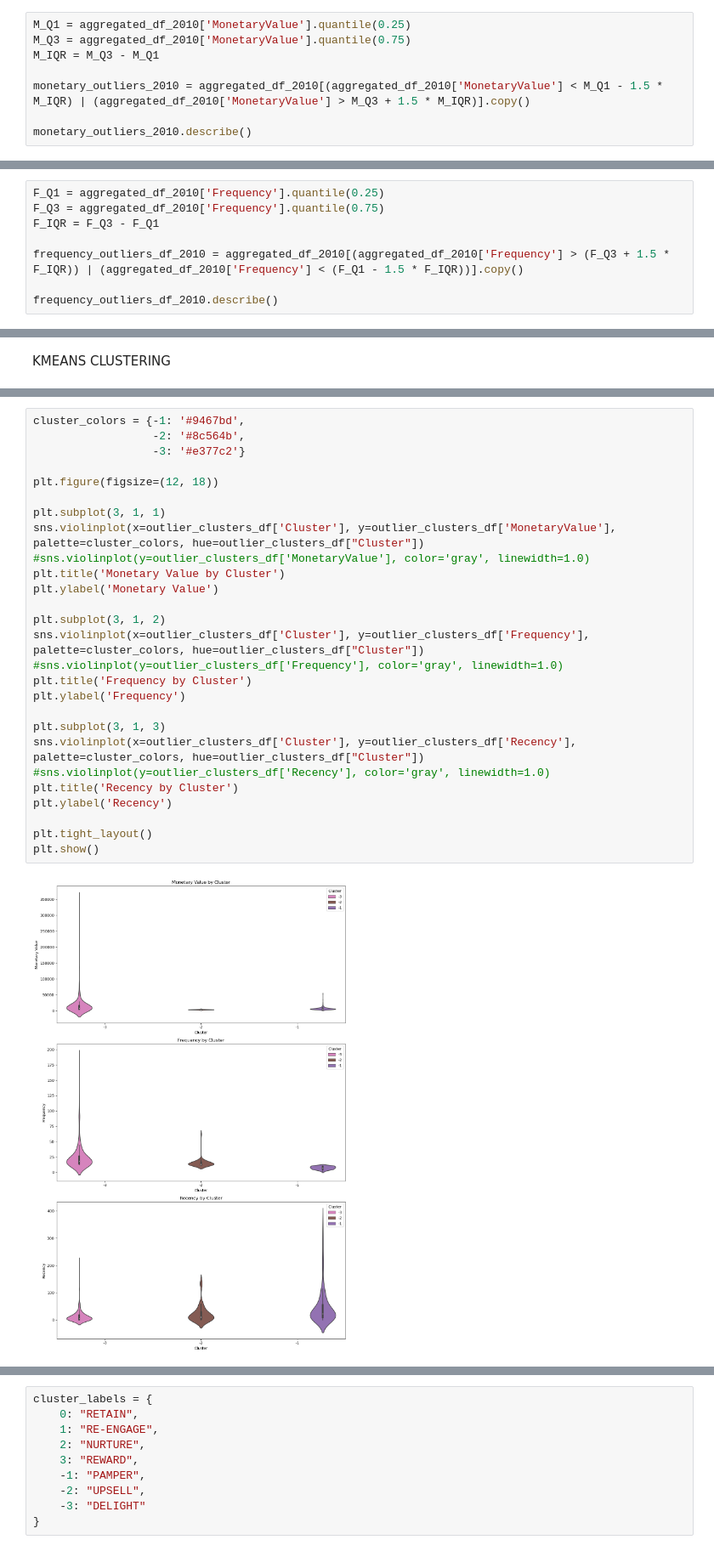
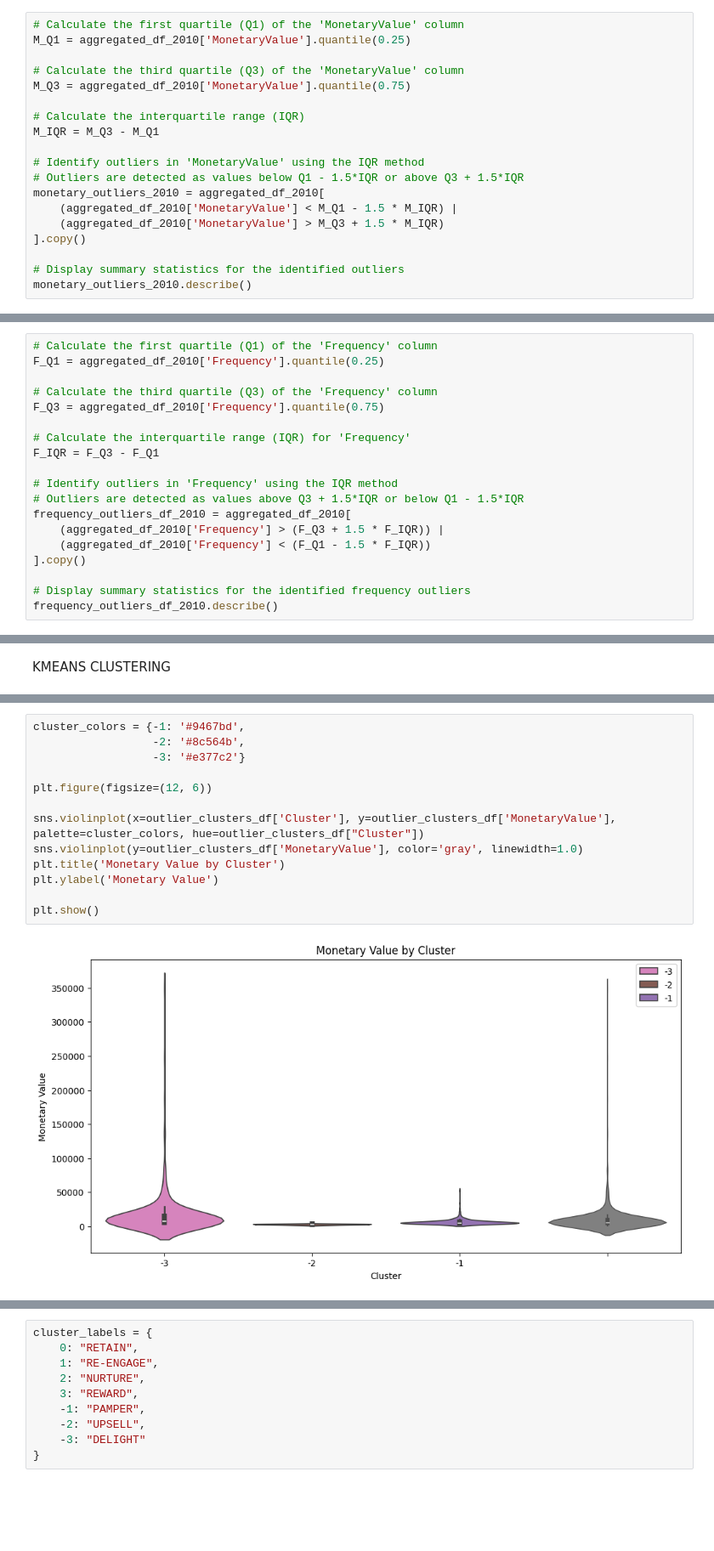
Before and after one commit to ramanuj-sharma/Sales_Analysis_and_Customer_segmentation, a Jupyter notebook: online_retail_data_clustering_2010.ipynb, the cells around one changed output, grey strips where cells are left out. Shown at 85% size. Cells and saved outputs as stored; diff of their text form; blank space fills up the shorter version.

```diff
--- a/online_retail_data_clustering_2010.ipynb
+++ b/online_retail_data_clustering_2010.ipynb
@@ -386,9 +532,20 @@ plt.show()
 # %%
+# Calculate the first quartile (Q1) of the 'MonetaryValue' column
 M_Q1 = aggregated_df_2010['MonetaryValue'].quantile(0.25)
+
+# Calculate the third quartile (Q3) of the 'MonetaryValue' column
 M_Q3 = aggregated_df_2010['MonetaryValue'].quantile(0.75)
+
+# Calculate the interquartile range (IQR)
 M_IQR = M_Q3 - M_Q1
 
-monetary_outliers_2010 = aggregated_df_2010[(aggregated_df_2010['MonetaryValue'] < M_Q1 - 1.5 * M_IQR) | (aggregated_df_2010['MonetaryValue'] > M_Q3 + 1.5 * M_IQR)].copy()
+# Identify outliers in 'MonetaryValue' using the IQR method
+# Outliers are detected as values below Q1 - 1.5*IQR or above Q3 + 1.5*IQR
+monetary_outliers_2010 = aggregated_df_2010[
+    (aggregated_df_2010['MonetaryValue'] < M_Q1 - 1.5 * M_IQR) |
+    (aggregated_df_2010['MonetaryValue'] > M_Q3 + 1.5 * M_IQR)
+].copy()
 
+# Display summary statistics for the identified outliers
 monetary_outliers_2010.describe()
 # %% [output]
@@ -411,11 +568,22 @@ monetary_outliers_2010.head()
 | 48 | 12415.0 | 19468.84 | 4 | 2010-11-29 15:07:00 | 10 |
 | 61 | 12431.0 | 4145.52 | 11 | 2010-12-01 10:03:00 | 8 |
 # %%
+# Calculate the first quartile (Q1) of the 'Frequency' column
 F_Q1 = aggregated_df_2010['Frequency'].quantile(0.25)
+
+# Calculate the third quartile (Q3) of the 'Frequency' column
 F_Q3 = aggregated_df_2010['Frequency'].quantile(0.75)
+
+# Calculate the interquartile range (IQR) for 'Frequency'
 F_IQR = F_Q3 - F_Q1
 
-frequency_outliers_df_2010 = aggregated_df_2010[(aggregated_df_2010['Frequency'] > (F_Q3 + 1.5 * F_IQR)) | (aggregated_df_2010['Frequency'] < (F_Q1 - 1.5 * F_IQR))].copy()
+# Identify outliers in 'Frequency' using the IQR method
+# Outliers are detected as values above Q3 + 1.5*IQR or below Q1 - 1.5*IQR
+frequency_outliers_df_2010 = aggregated_df_2010[
+    (aggregated_df_2010['Frequency'] > (F_Q3 + 1.5 * F_IQR)) |
+    (aggregated_df_2010['Frequency'] < (F_Q1 - 1.5 * F_IQR))
+].copy()
 
+# Display summary statistics for the identified frequency outliers
 frequency_outliers_df_2010.describe()
 # %% [output]
@@ -709,29 +1060,15 @@ outlier_clusters_df
 # %%
 cluster_colors = {-1: '#9467bd',
                   -2: '#8c564b',
                   -3: '#e377c2'}
 
-plt.figure(figsize=(12, 18))
+plt.figure(figsize=(12, 6))
 
-plt.subplot(3, 1, 1)
 sns.violinplot(x=outlier_clusters_df['Cluster'], y=outlier_clusters_df['MonetaryValue'], palette=cluster_colors, hue=outlier_clusters_df["Cluster"])
-#sns.violinplot(y=outlier_clusters_df['MonetaryValue'], color='gray', linewidth=1.0)
+sns.violinplot(y=outlier_clusters_df['MonetaryValue'], color='gray', linewidth=1.0)
 plt.title('Monetary Value by Cluster')
 plt.ylabel('Monetary Value')
 
-plt.subplot(3, 1, 2)
-sns.violinplot(x=outlier_clusters_df['Cluster'], y=outlier_clusters_df['Frequency'], palette=cluster_colors, hue=outlier_clusters_df["Cluster"])
-#sns.violinplot(y=outlier_clusters_df['Frequency'], color='gray', linewidth=1.0)
-plt.title('Frequency by Cluster')
-plt.ylabel('Frequency')
-
-plt.subplot(3, 1, 3)
-sns.violinplot(x=outlier_clusters_df['Cluster'], y=outlier_clusters_df['Recency'], palette=cluster_colors, hue=outlier_clusters_df["Cluster"])
-#sns.violinplot(y=outlier_clusters_df['Recency'], color='gray', linewidth=1.0)
-plt.title('Recency by Cluster')
-plt.ylabel('Recency')
-
-plt.tight_layout()
 plt.show()
 # %% [output]
-[figure, old version]
+[figure, new version]
```
Also changed, not shown: parts of 78 cells of this notebook, 1 other file.
